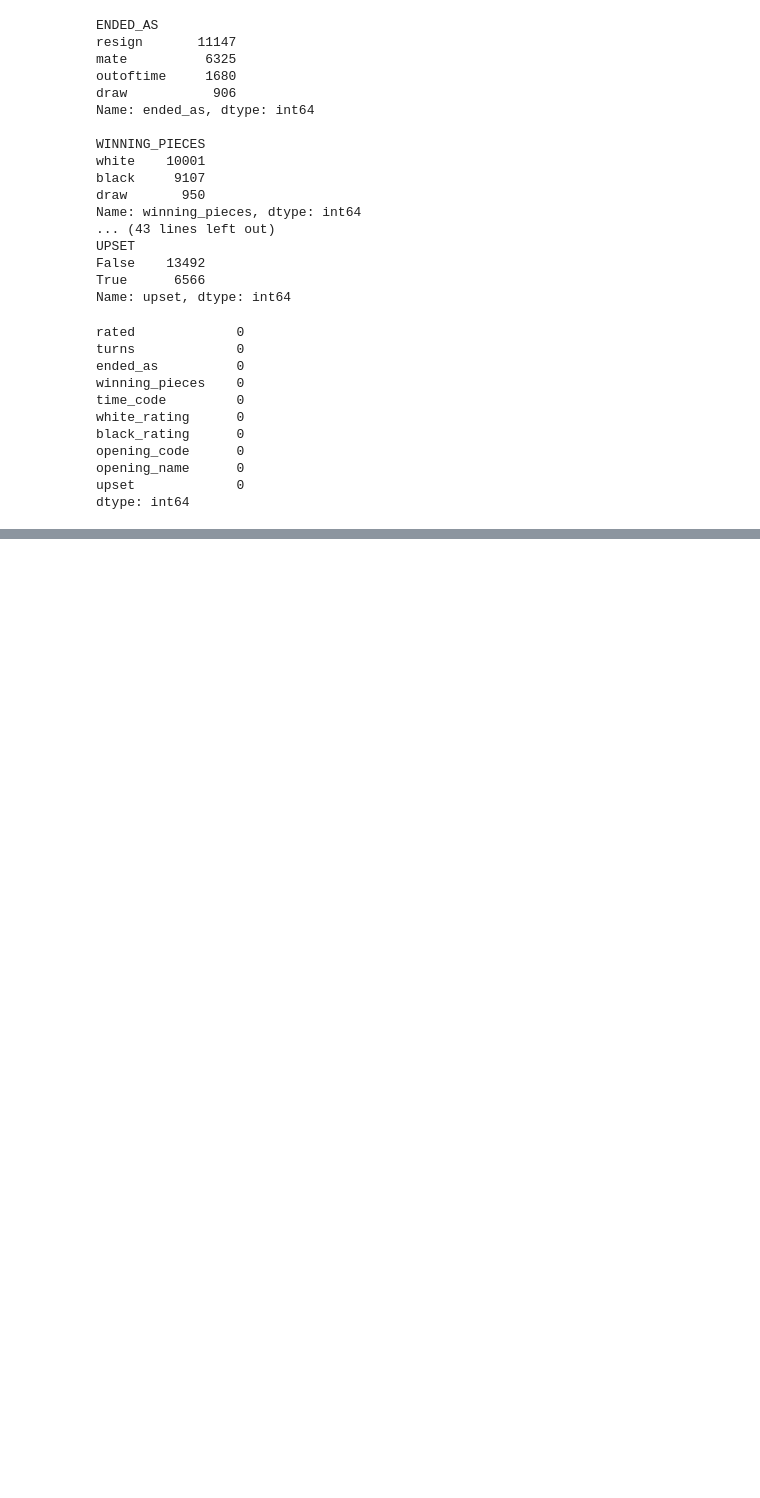
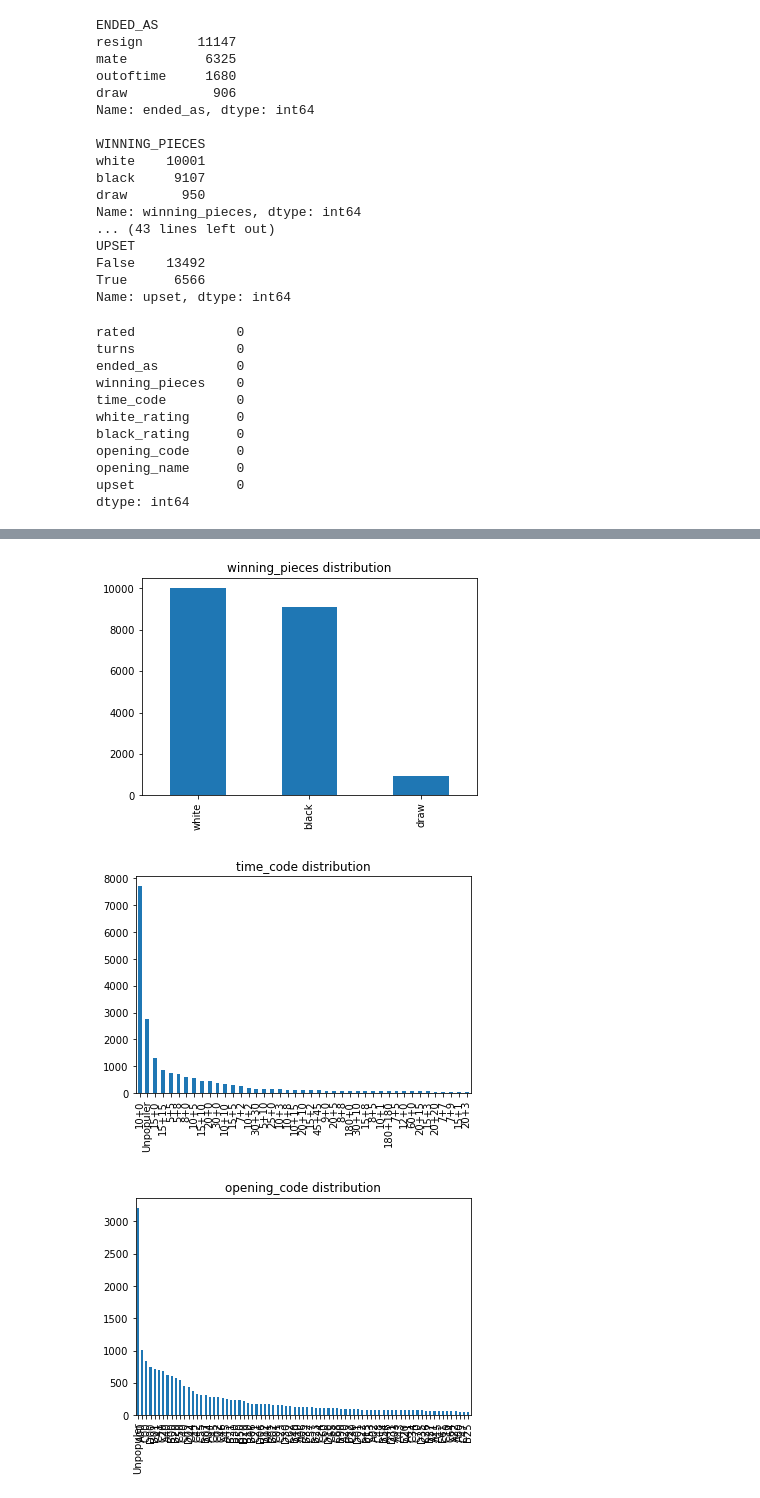
Before and after one commit to Johndsalas/chess_upsets, a Jupyter notebook: main.ipynb, the cells around one changed output, grey strips where cells are left out. Saved outputs shown, nothing was run; the diff lists cells and outputs as text; code cells hidden in the pictures; blank space fills up the shorter version.

```diff
--- a/main.ipynb
+++ b/main.ipynb
@@ -286,4 +333,4 @@ df.to_csv('games_preped.csv')
 # %%
 df = pd.read_csv('games_preped.csv')
 # %%
-df
+df.drop(columns=['Unnamed: 0'], inplace = True)
@@ -303,0 +346,12 @@ df
+# %%
+# distribution of the data
+columns = ['ended_as', 'winning_pieces',
+           'time_code', 'opening_code',
+           'opening_name', 'upset']
+
+for col in columns:
+
+    df[col].value_counts().plot(kind='bar', title = f"{col} distribution")
+
+    plt.show()
+# %% [output]
@@ -303,0 +359,3 @@ df
+[figure, added]
+[figure, added]
+[figure, added]
```
Also changed, not shown: parts of 24 cells of this notebook, 2 other files.
